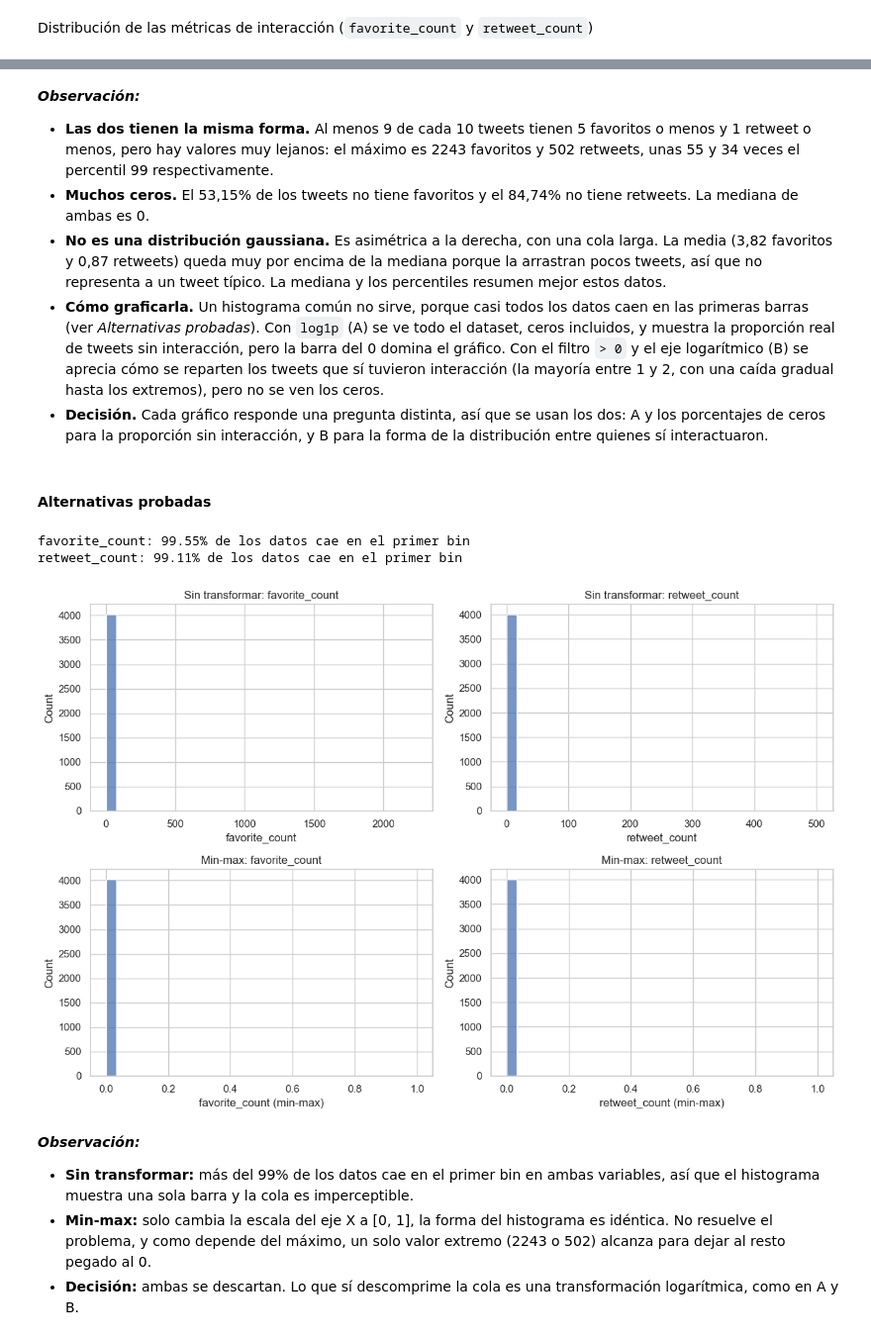
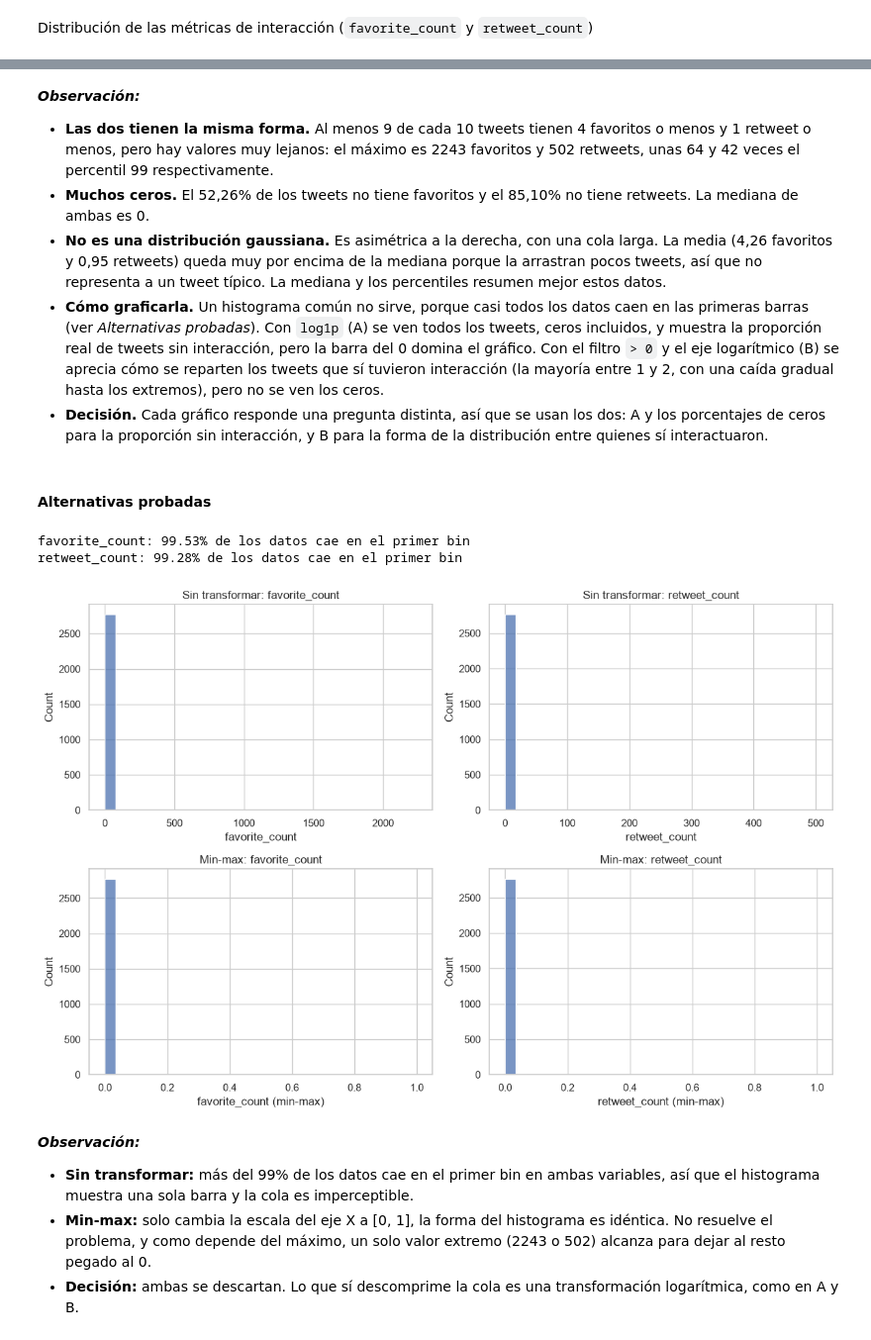
Before and after one commit to Barlita03/TP-CienciasDeDatos, a Jupyter notebook: TP1_CdD.ipynb, the cells around one changed output, grey strips where cells are left out. Shown at 99% size. Saved outputs shown, nothing was run; the diff lists cells and outputs as text; code cells hidden in the pictures.

```diff
--- a/TP1_CdD.ipynb
+++ b/TP1_CdD.ipynb
@@ -64,0 +157,19 @@ dtype: object
+# %%
+# Se separa primero el 20% para test y, del 80% restante, el 12,5% para validación (12,5% de 80% = 10% del total).
+# stratify mantiene la proporción de clases en los tres sets
+resto, test = train_test_split(df, test_size=0.2, stratify=df['polarity'], random_state=42)
+train, val = train_test_split(resto, test_size=0.125, stratify=resto['polarity'], random_state=42)
+
+# Copia para poder agregarle las columnas de las features
+train = train.copy()
+
+def resumen_sets(sets):
+    # Tamaño de cada set y proporción de clases dentro de cada uno
+    filas = {}
+    for nombre, datos in sets.items():
+        proporcion = (datos['polarity'].value_counts(normalize=True) * 100).round(1)[orden]
+        filas[nombre] = {'tweets': len(datos), '% del total': round(len(datos) / len(df) * 100, 1),
+                         **proporcion.add_prefix('% ').to_dict()}
+    return pd.DataFrame(filas).T.astype({'tweets': int})
+
+display(resumen_sets({'total': df, 'train': train, 'validación': val, 'test': test}))
@@ -141,12 +283,12 @@ fig, axes = plt.subplots(2, 2, figsize=(12, 8))
 
 for i, col in enumerate(cols):
     # Tweets con al menos una interacción (> 0)
-    con_interaccion = df[df[col] > 0][col]
-    print(f"{col} (solo > 0): n={len(con_interaccion)} ({len(con_interaccion) / len(df) * 100:.2f}% del total), "
+    con_interaccion = train[train[col] > 0][col]
+    print(f"{col} (solo > 0): n={len(con_interaccion)} ({len(con_interaccion) / len(train) * 100:.2f}% del total), "
           f"mediana={con_interaccion.median()}, percentil 90={con_interaccion.quantile(.9)}, máximo={con_interaccion.max()}")
 
     # Opción A: todos los datos, transformados con log1p = log(1 + x), que admite el 0
-    sns.histplot(np.log1p(df[col]), bins=30, ax=axes[0, i])
+    sns.histplot(np.log1p(train[col]), bins=30, ax=axes[0, i])
     axes[0, i].set_title(f'A: log1p({col}), todos los datos')
     axes[0, i].set_xlabel(f'log1p({col})')
 
@@ -163,37 +305,37 @@ retweet_count (solo > 0): n=616 (15.26% del total), mediana=2.0, percentil 90=8.
 # %% [markdown]
 ***Observación:***
 
-* **Las dos tienen la misma forma.** Al menos 9 de cada 10 tweets tienen 5 favoritos o menos y 1 retweet o menos, pero hay valores muy lejanos: el máximo es 2243 favoritos y 502 retweets, unas 55 y 34 veces el percentil 99 respectivamente.
-* **Muchos ceros.** El 53,15% de los tweets no tiene favoritos y el 84,74% no tiene retweets. La mediana de ambas es 0.
-* **No es una distribución gaussiana.** Es asimétrica a la derecha, con una cola larga. La media (3,82 favoritos y 0,87 retweets) queda muy por encima de la mediana porque la arrastran pocos tweets, así que no representa a un tweet típico. La mediana y los percentiles resumen mejor estos datos.
-* **Cómo graficarla.** Un histograma común no sirve, porque casi todos los datos caen en las primeras barras (ver *Alternativas probadas*). Con `log1p` (A) se ve todo el dataset, ceros incluidos, y muestra la proporción real de tweets sin interacción, pero la barra del 0 domina el gráfico. Con el filtro `> 0` y el eje logarítmico (B) se aprecia cómo se reparten los tweets que sí tuvieron interacción (la mayoría entre 1 y 2, con una caída gradual hasta los extremos), pero no se ven los ceros.
+* **Las dos tienen la misma forma.** Al menos 9 de cada 10 tweets tienen 4 favoritos o menos y 1 retweet o menos, pero hay valores muy lejanos: el máximo es 2243 favoritos y 502 retweets, unas 64 y 42 veces el percentil 99 respectivamente.
+* **Muchos ceros.** El 52,26% de los tweets no tiene favoritos y el 85,10% no tiene retweets. La mediana de ambas es 0.
+* **No es una distribución gaussiana.** Es asimétrica a la derecha, con una cola larga. La media (4,26 favoritos y 0,95 retweets) queda muy por encima de la mediana porque la arrastran pocos tweets, así que no representa a un tweet típico. La mediana y los percentiles resumen mejor estos datos.
+* **Cómo graficarla.** Un histograma común no sirve, porque casi todos los datos caen en las primeras barras (ver *Alternativas probadas*). Con `log1p` (A) se ven todos los tweets, ceros incluidos, y muestra la proporción real de tweets sin interacción, pero la barra del 0 domina el gráfico. Con el filtro `> 0` y el eje logarítmico (B) se aprecia cómo se reparten los tweets que sí tuvieron interacción (la mayoría entre 1 y 2, con una caída gradual hasta los extremos), pero no se ven los ceros.
 * **Decisión.** Cada gráfico responde una pregunta distinta, así que se usan los dos: A y los porcentajes de ceros para la proporción sin interacción, y B para la forma de la distribución entre quienes sí interactuaron.
 # %% [markdown]
 #### Alternativas probadas
 # %%
 fig, axes = plt.subplots(2, 2, figsize=(12, 8))
 
 for i, col in enumerate(cols):
     # Alternativa 1: histograma de los datos sin transformar
-    sns.histplot(df[col], bins=30, ax=axes[0, i])
+    sns.histplot(train[col], bins=30, ax=axes[0, i])
     axes[0, i].set_title(f'Sin transformar: {col}')
 
     # Alternativa 2: normalización min-max, (x - min) / (max - min)
-    minmax = (df[col] - df[col].min()) / (df[col].max() - df[col].min())
+    minmax = (train[col] - train[col].min()) / (train[col].max() - train[col].min())
     sns.histplot(minmax, bins=30, ax=axes[1, i])
     axes[1, i].set_title(f'Min-max: {col}')
     axes[1, i].set_xlabel(f'{col} (min-max)')
 
     # Porcentaje de datos en el primer bin (de ancho max / 30)
-    primer_bin = (df[col] <= df[col].max() / 30).mean()
+    primer_bin = (train[col] <= train[col].max() / 30).mean()
     print(f"{col}: {primer_bin * 100:.2f}% de los datos cae en el primer bin")
 
 plt.tight_layout()
 plt.show()
 # %% [output]
-favorite_count: 99.55% de los datos cae en el primer bin
-retweet_count: 99.11% de los datos cae en el primer bin
+favorite_count: 99.53% de los datos cae en el primer bin
+retweet_count: 99.28% de los datos cae en el primer bin
-[figure, old version]
+[figure, new version]
 # %% [markdown]
 ***Observación:***
 
```
Also changed, not shown: parts of 76 cells of this notebook, 3 other files.
